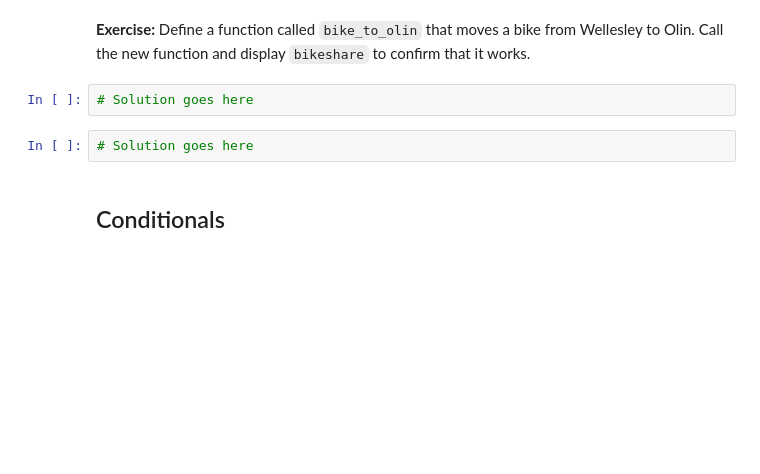
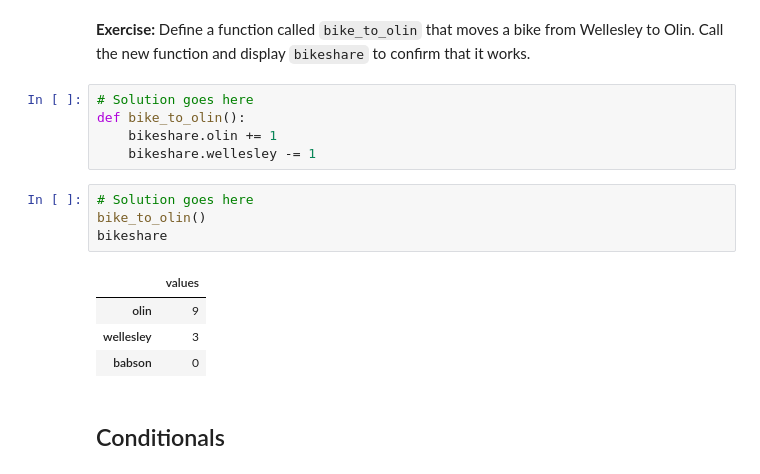
Before and after one commit to Ezco/ModSimPy, a Jupyter notebook: notebooks/chap02.ipynb, the cells around one changed output. Saved outputs shown, nothing was run; the diff lists cells and outputs as text; blank space fills up the shorter version.

```diff
--- a/notebooks/chap02.ipynb
+++ b/notebooks/chap02.ipynb
@@ -77,10 +103,20 @@ bike_to_wellesley
 The output indicates that `bike_to_wellesley` is a function defined in a "namespace" called `__main__`, but you don't have to understand what that means.
 # %% [markdown]
 **Exercise:** Define a function called `bike_to_olin` that moves a bike from Wellesley to Olin.  Call the new function and display `bikeshare`  to confirm that it works.
+# %%
+# Solution goes here
+def bike_to_olin():
+    bikeshare.olin += 1
+    bikeshare.wellesley -= 1
 # %%
 # Solution goes here
+bike_to_olin()
+bikeshare
+# %% [output]
+|  | values |
+| olin | 9 |
+| wellesley | 3 |
+| babson | 0 |
-# %%
-# Solution goes here
 # %% [markdown]
 ## Conditionals
 # %% [markdown]
```
Also changed, not shown: parts of 34 cells of this notebook.
